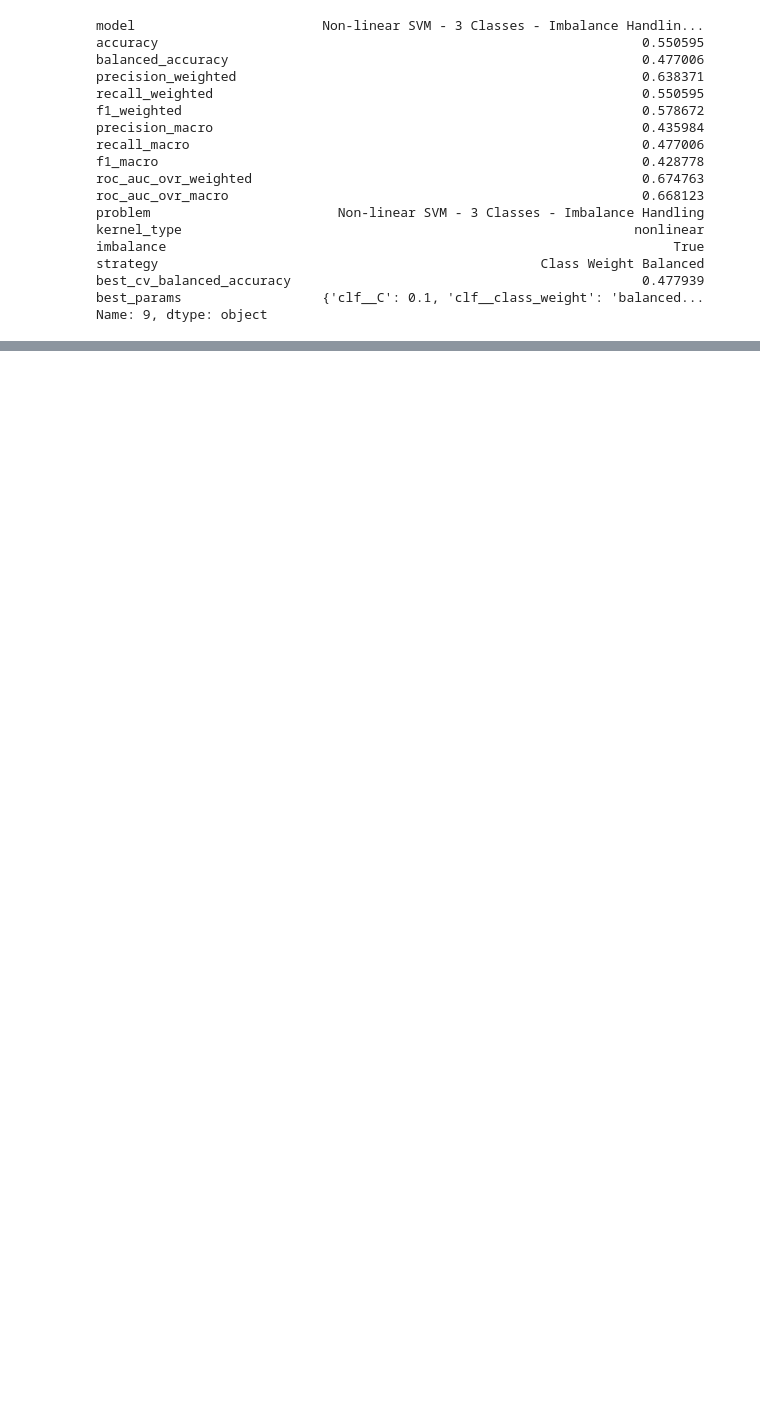
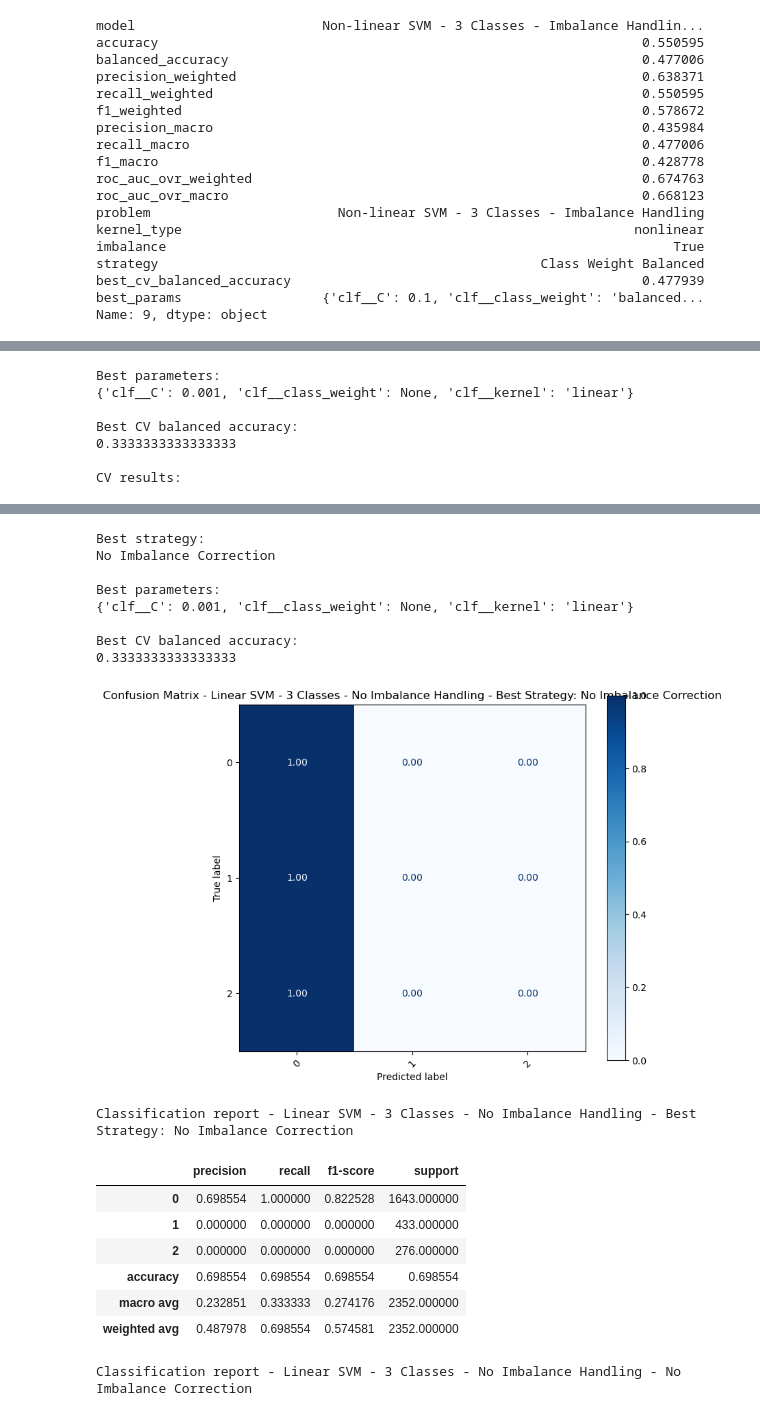
Before and after one commit to lorenzobuccolini03/Data-Mining---Advanced-Topics, a Jupyter notebook: Advanced Classification/SVM_lin_nonlin.ipynb, the cells around one changed output, grey strips where cells are left out. Cells and saved outputs as stored; diff of their text form; code cells hidden in the pictures; blank space fills up the shorter version.

```diff
--- a/Advanced Classification/SVM_lin_nonlin.ipynb
+++ b/Advanced Classification/SVM_lin_nonlin.ipynb
@@ -1324,3 +1324,19 @@ strategy                                                 Class Weight Balanced
 best_cv_balanced_accuracy                                             0.477939
 best_params                  {'clf__C': 0.1, 'clf__class_weight': 'balanced...
 Name: 9, dtype: object
+# %%
+#linear svm without imbalance handling
+linear_svm_3class_imbalance = run_svm_experiment(
+    X=X,
+    y=y_3class,
+    problem_name="Linear SVM - 3 Classes - No Imbalance Handling",
+    kernel_type="linear",
+    imbalance=False,
+    test_size=0.3,
+    random_state=42,
+    cv=cv,
+    plot_confusion=True,
+    plot_roc=False,
+    plot_pr=False
+)
+# %% [output]
@@ -1326,0 +1377,7 @@ Name: 9, dtype: object
+Best parameters:
+{'clf__C': 0.001, 'clf__class_weight': None, 'clf__kernel': 'linear'}
+
+Best CV balanced accuracy:
+0.3333333333333333
+
+CV results:
@@ -1326,0 +1386,18 @@ Name: 9, dtype: object
+Best strategy:
+No Imbalance Correction
+
+Best parameters:
+{'clf__C': 0.001, 'clf__class_weight': None, 'clf__kernel': 'linear'}
+
+Best CV balanced accuracy:
+0.3333333333333333
+[figure, added]
+Classification report - Linear SVM - 3 Classes - No Imbalance Handling - Best Strategy: No Imbalance Correction
+|  | precision | recall | f1-score | support |
+| 0 | 0.698554 | 1.000000 | 0.822528 | 1643.000000 |
+| 1 | 0.000000 | 0.000000 | 0.000000 | 433.000000 |
+| 2 | 0.000000 | 0.000000 | 0.000000 | 276.000000 |
+| accuracy | 0.698554 | 0.698554 | 0.698554 | 0.698554 |
+| macro avg | 0.232851 | 0.333333 | 0.274176 | 2352.000000 |
+| weighted avg | 0.487978 | 0.698554 | 0.574581 | 2352.000000 |
+Classification report - Linear SVM - 3 Classes - No Imbalance Handling - No Imbalance Correction
```
Also changed, not shown: parts of 1 cell of this notebook.
